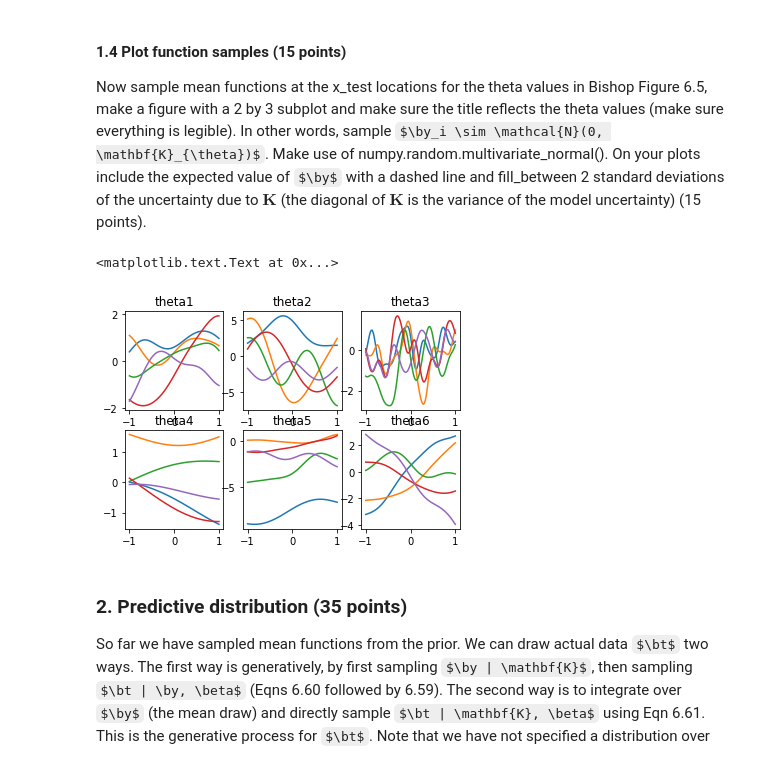
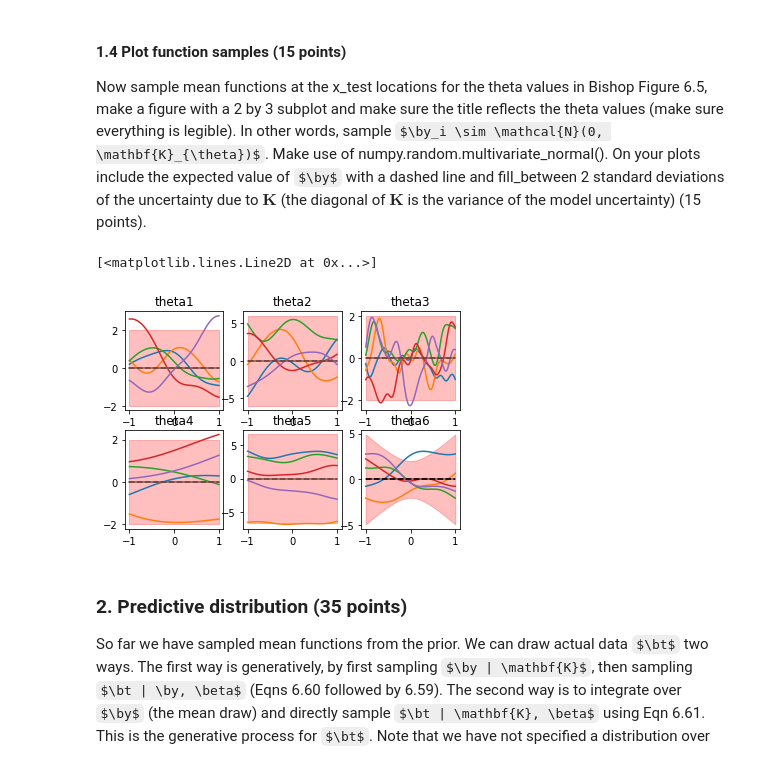
Before and after one commit to 3lLobo/MachineLearningLab3, a Jupyter notebook: lab3.ipynb, the cells around one changed output. Cells and saved outputs as stored; diff of their text form; code cells hidden in the pictures; some formulas as TeX source.

```diff
--- a/lab3.ipynb
+++ b/lab3.ipynb
@@ -184,41 +184,63 @@ K = computeK(x1, x2, thetas)
 
 
 assert K.shape == (len(x1), len(x2)), "the shape of K is incorrect"
+# %%
+def cov_mean( x_test, mu_test, K_test,n,m):
+
+    st = np.sqrt(np.diag(K_test))
+    ax[n,m].plot(x_test, mu_test)
+    ax[n,m].fill_between(x_test,mu_test+2*st,mu_test-2*st, color='r', alpha=0.25)
 # %% [markdown]
 #### 1.4 Plot function samples (15 points)
 Now sample mean functions at the x_test locations for the theta values in Bishop Figure 6.5, make a figure with a 2 by 3 subplot and make sure the title reflects the theta values (make sure everything is legible).  In other words, sample $\by_i \sim \mathcal{N}(0, \mathbf{K}_{\theta})$.  Make use of numpy.random.multivariate_normal().  On your plots include the expected value of $\by$ with a dashed line and fill_between 2 standard deviations of the uncertainty due to $\mathbf{K}$ (the diagonal of $\mathbf{K}$ is the variance of the model uncertainty) (15 points).
 # %%
 # YOUR CODE HERE
 
 thetas1 = [1.,4.,0.,0.]
 thetas2 = [9.,4.,0.,0.]
 thetas3 = [1.,64.,0.,0.]
 thetas4 = [1.,.25,0.,0.]
 thetas5 = [1.,4.,10.,0.]
 thetas6 = [1.,4.,0.,5.]
 
 def samplemultinormal(thetas, x_test, mu_test, n=5):
     K = computeK(x_test, x_test, thetas)
     y = np.random.multivariate_normal(mu_test, K, n).T
     return y
 
 
 f, ax = plt.subplots(2, 3)
 ax[0,0].plot(x_test, samplemultinormal(thetas1, x_test, mu_test))
+ax[0,0].plot(x_test,mean11, linestyle='--',color='k')
+cov_mean(x_test, mu_test, computeK(x_test, x_test, thetas1),0,0)
 ax[0,0].set_title('theta1')
 ax[0,1].plot(x_test, samplemultinormal(thetas2, x_test, mu_test))
+ax[0,1].plot(x_test,mean11, linestyle='--',color='k')
+cov_mean(x_test, mu_test, computeK(x_test, x_test, thetas2),0,1)
 ax[0,1].set_title('theta2')
 ax[0,2].plot(x_test, samplemultinormal(thetas3, x_test, mu_test))
+ax[0,2].plot(x_test,mean11, linestyle='--',color='k')
+cov_mean(x_test, mu_test, computeK(x_test, x_test, thetas3),0,2)
 ax[0,2].set_title('theta3')
 ax[1,0].plot(x_test, samplemultinormal(thetas4, x_test, mu_test))
+ax[1,0].plot(x_test,mean11, linestyle='--',color='k')
+cov_mean(x_test, mu_test, computeK(x_test, x_test, thetas4),1,0)
 ax[1,0].set_title('theta4')
 ax[1,1].plot(x_test, samplemultinormal(thetas5, x_test, mu_test))
+ax[1,1].plot(x_test,mean11, linestyle='--',color='k')
+cov_mean(x_test, mu_test, computeK(x_test, x_test, thetas5),1,1)
 ax[1,1].set_title('theta5')
 ax[1,2].plot(x_test, samplemultinormal(thetas6, x_test, mu_test))
+ax[1,2].plot(x_test,mean11, linestyle='--',color='k')
+cov_mean(x_test, mu_test, computeK(x_test, x_test, thetas6),1,2)
 ax[1,2].set_title('theta6')
+
+# plot mean plot variance
+mean11 = np.zeros(len(x_test))
+plt.plot(x_test,mean11, linestyle='--',color='k')
 # %% [output]
-<matplotlib.text.Text at 0x...>
+[<matplotlib.lines.Line2D at 0x...>]
-[figure, old version]
+[figure, new version]
 # %% [markdown]
 ### 2. Predictive distribution (35 points)
 So far we have sampled mean functions from the prior.  We can draw actual data $\bt$ two ways.  The first way is generatively, by first sampling $\by | \mathbf{K}$, then sampling $\bt | \by, \beta$ (Eqns 6.60 followed by 6.59).  The second way is to integrate over $\by$ (the mean draw) and directly sample $\bt | \mathbf{K}, \beta$ using Eqn 6.61.    This is the generative process for $\bt$.  Note that we have not specified a distribution over inputs $\bx$;  this is because Gaussian processes are conditional models.  Because of this we are free to generate locations $\bx$ when playing around with the GP; obviously a dataset will give us input-output pairs.
```
Also changed, not shown: parts of 10 cells of this notebook.
